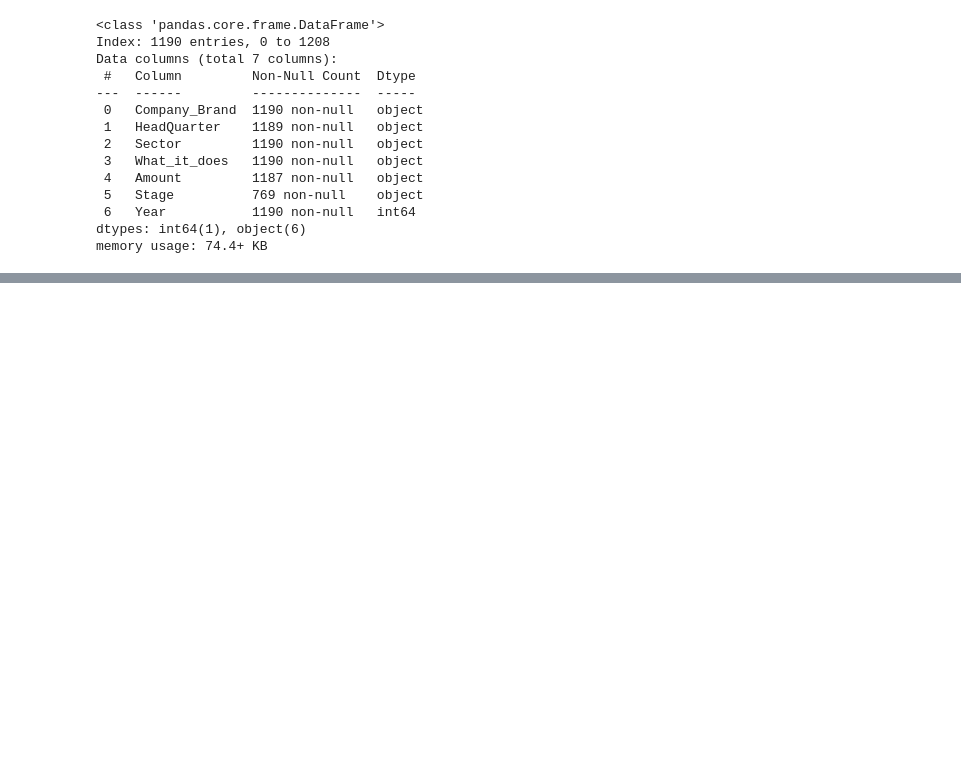
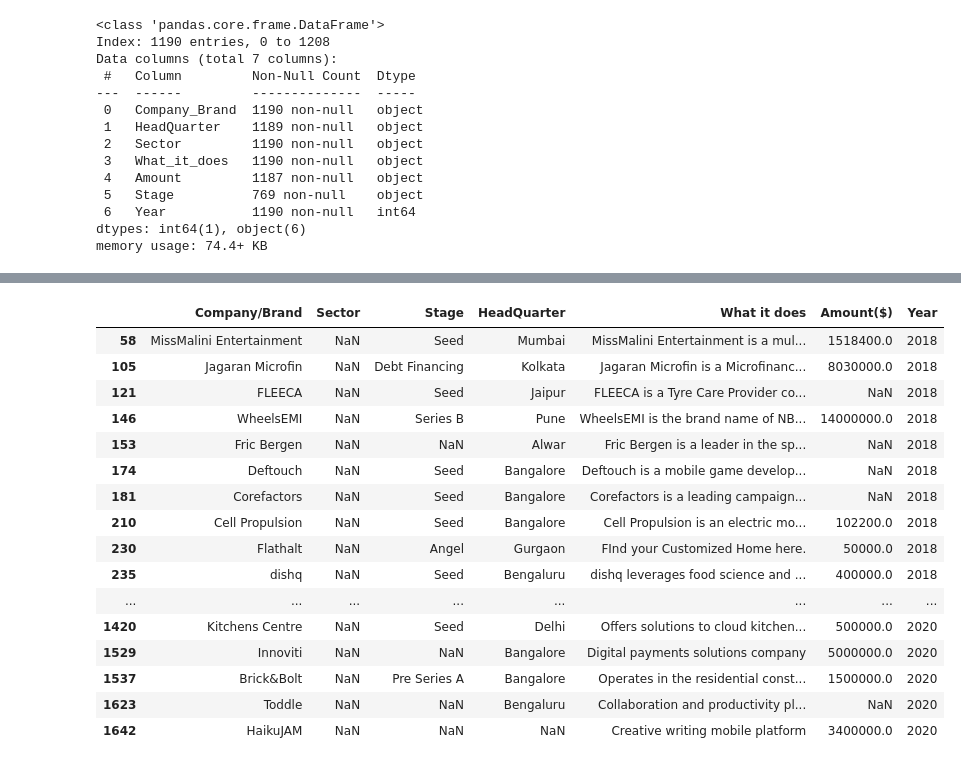
Before and after one commit to Azie88/Beginner-Data-Analysis, a Jupyter notebook: Project_notebook.ipynb, the cells around one changed output, grey strips where cells are left out. Saved outputs shown, nothing was run; the diff lists cells and outputs as text; code cells hidden in the pictures; blank space fills up the shorter version.

Commit message:
merged dataset changes

```diff
--- a/Project_notebook.ipynb
+++ b/Project_notebook.ipynb
@@ -909,0 +1416,4 @@ memory usage: 74.4+ KB
+# %%
+# Merge all tables together into 1 DataFrame
+
+Final_Startup_Data = pd.concat([data_new, data_new_2], ignore_index=True)
@@ -909,0 +1475,7 @@ memory usage: 74.4+ KB
+# %%
+Final_Startup_Data.drop_duplicates(inplace = True, ignore_index=True)
+# %%
+# Change dtypes
+
+Final_Startup_Data['Amount($)']=Final_Startup_Data['Amount($)'].astype(float)
+Final_Startup_Data['Year']=Final_Startup_Data['Year'].astype(str)
@@ -909,0 +1499,3 @@ memory usage: 74.4+ KB
+# %%
+pd.set_option('display.float_format', '{:,.2f}'.format)
+Final_Startup_Data.describe()
@@ -909,0 +1532,20 @@ memory usage: 74.4+ KB
+# %%
+Final_Startup_Data[Final_Startup_Data.isna().Sector]
+# %% [output]
+|  | Company/Brand | Sector | Stage | HeadQuarter | What it does | Amount($) | Year |
+| 58 | MissMalini Entertainment | NaN | Seed | Mumbai | MissMalini Entertainment is a mul... | 1518400.0 | 2018 |
+| 105 | Jagaran Microfin | NaN | Debt Financing | Kolkata | Jagaran Microfin is a Microfinanc... | 8030000.0 | 2018 |
+| 121 | FLEECA | NaN | Seed | Jaipur | FLEECA is a Tyre Care Provider co... | NaN | 2018 |
+| 146 | WheelsEMI | NaN | Series B | Pune | WheelsEMI is the brand name of NB... | 14000000.0 | 2018 |
+| 153 | Fric Bergen | NaN | NaN | Alwar | Fric Bergen is a leader in the sp... | NaN | 2018 |
+| 174 | Deftouch | NaN | Seed | Bangalore | Deftouch is a mobile game develop... | NaN | 2018 |
+| 181 | Corefactors | NaN | Seed | Bangalore | Corefactors is a leading campaign... | NaN | 2018 |
+| 210 | Cell Propulsion | NaN | Seed | Bangalore | Cell Propulsion is an electric mo... | 102200.0 | 2018 |
+| 230 | Flathalt | NaN | Angel | Gurgaon | FInd your Customized Home here. | 50000.0 | 2018 |
+| 235 | dishq | NaN | Seed | Bengaluru | dishq leverages food science and ... | 400000.0 | 2018 |
+| ... | ... | ... | ... | ... | ... | ... | ... |
+| 1420 | Kitchens Centre | NaN | Seed | Delhi | Offers solutions to cloud kitchen... | 500000.0 | 2020 |
+| 1529 | Innoviti | NaN | NaN | Bangalore | Digital payments solutions company | 5000000.0 | 2020 |
+| 1537 | Brick&Bolt | NaN | Pre Series A | Bangalore | Operates in the residential const... | 1500000.0 | 2020 |
+| 1623 | Toddle | NaN | NaN | Bengaluru | Collaboration and productivity pl... | NaN | 2020 |
+| 1642 | HaikuJAM | NaN | NaN | NaN | Creative writing mobile platform | 3400000.0 | 2020 |
```
Also changed, not shown: parts of 64 cells of this notebook.
